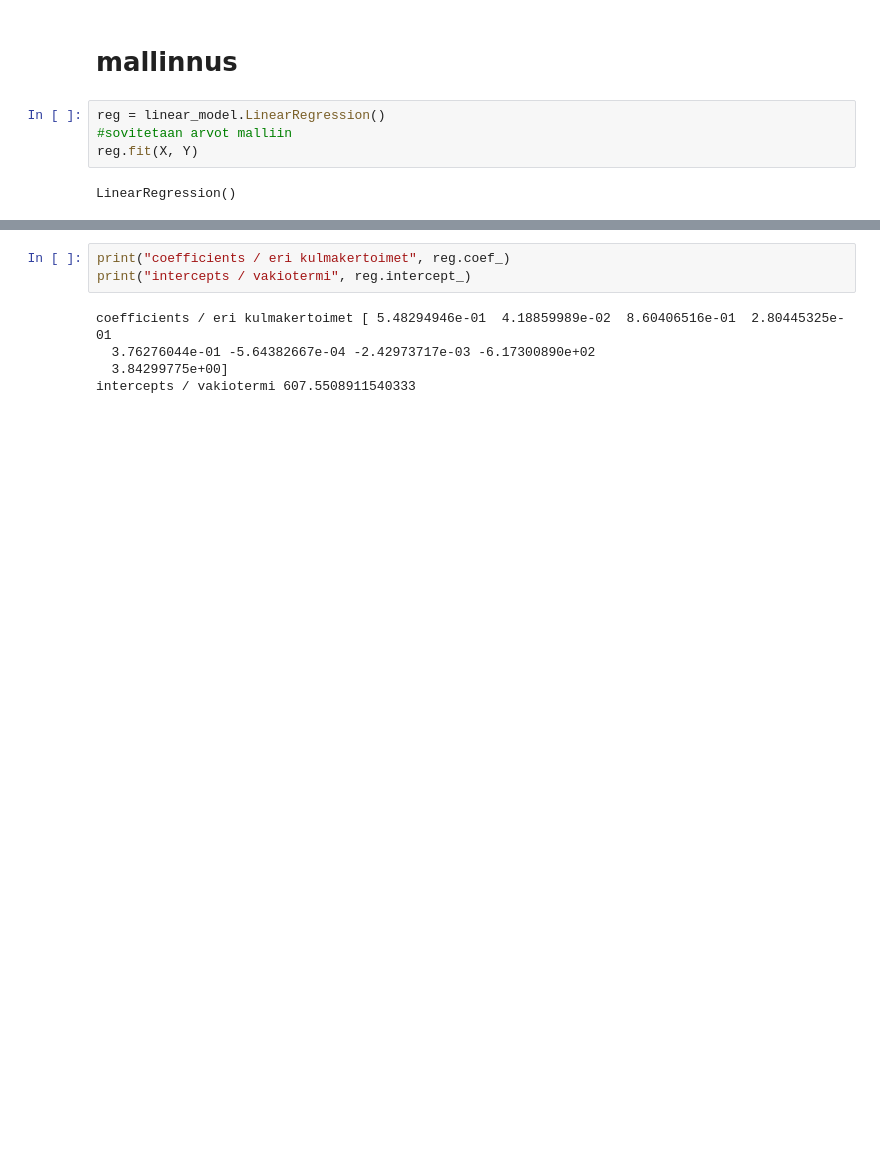
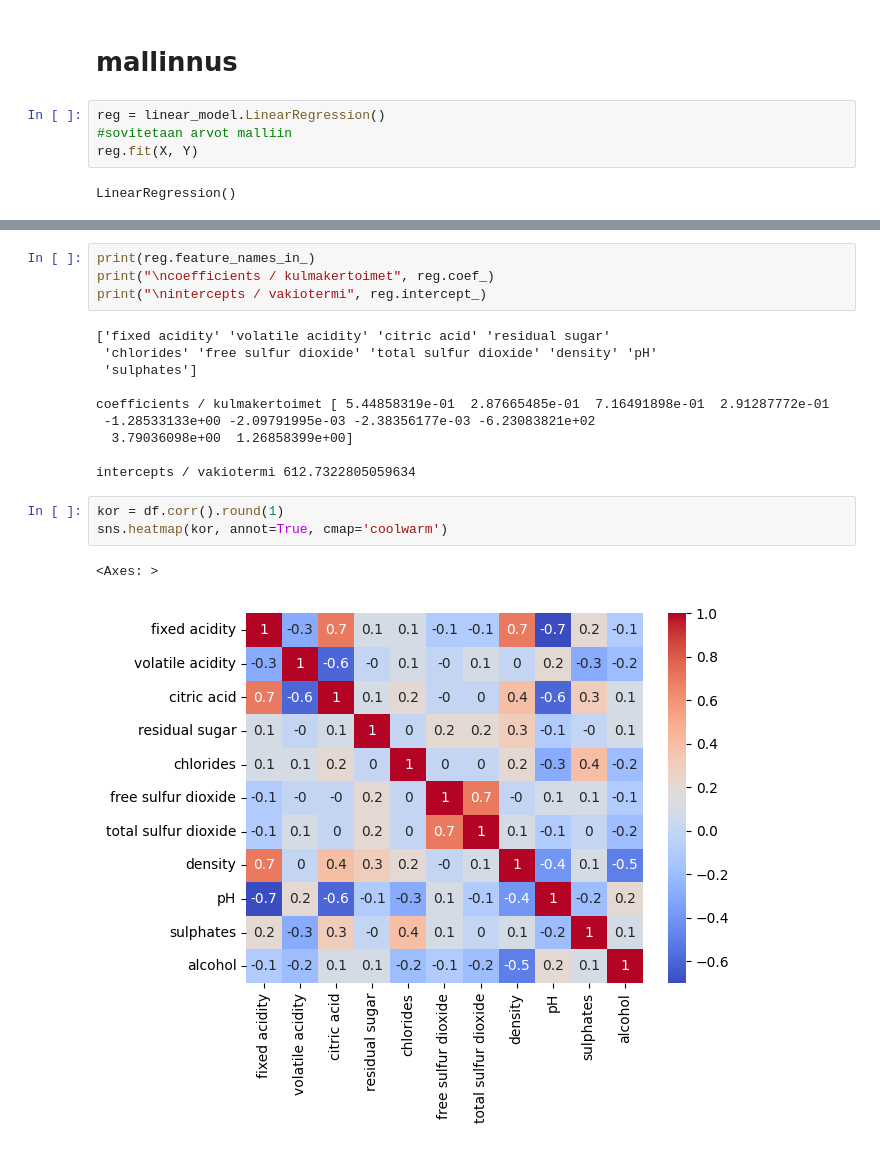
Before and after one commit to juskui/linereg, a Jupyter notebook: wine_linreg.ipynb, the cells around one changed output, grey strips where cells are left out. Saved outputs shown, nothing was run; the diff lists cells and outputs as text; blank space fills up the shorter version.

```diff
--- a/wine_linreg.ipynb
+++ b/wine_linreg.ipynb
@@ -102,11 +80,23 @@ LinearRegression()
 # %%
-print("coefficients / eri kulmakertoimet", reg.coef_)
-print("intercepts / vakiotermi", reg.intercept_)
+print(reg.feature_names_in_)
+print("\ncoefficients / kulmakertoimet", reg.coef_)
+print("\nintercepts / vakiotermi", reg.intercept_)
 # %% [output]
-coefficients / eri kulmakertoimet [ 5.48294946e-01  4.18859989e-02  8.60406516e-01  2.80445325e-01
-  3.76276044e-01 -5.64382667e-04 -2.42973717e-03 -6.17300890e+02
-  3.84299775e+00]
-intercepts / vakiotermi 607.5508911540333
+['fixed acidity' 'volatile acidity' 'citric acid' 'residual sugar'
+ 'chlorides' 'free sulfur dioxide' 'total sulfur dioxide' 'density' 'pH'
+ 'sulphates']
+
+coefficients / kulmakertoimet [ 5.44858319e-01  2.87665485e-01  7.16491898e-01  2.91287772e-01
+ -1.28533133e+00 -2.09791995e-03 -2.38356177e-03 -6.23083821e+02
+  3.79036098e+00  1.26858399e+00]
+
+intercepts / vakiotermi 612.7322805059634
+# %%
+kor = df.corr().round(1)
+sns.heatmap(kor, annot=True, cmap='coolwarm')
+# %% [output]
+<Axes: >
+[figure, added]
 # %%
 # testataan mallin luotettavuutta
 y_pred = reg.predict(x_test)
```
Also changed, not shown: parts of 14 cells of this notebook, 1 other file.
